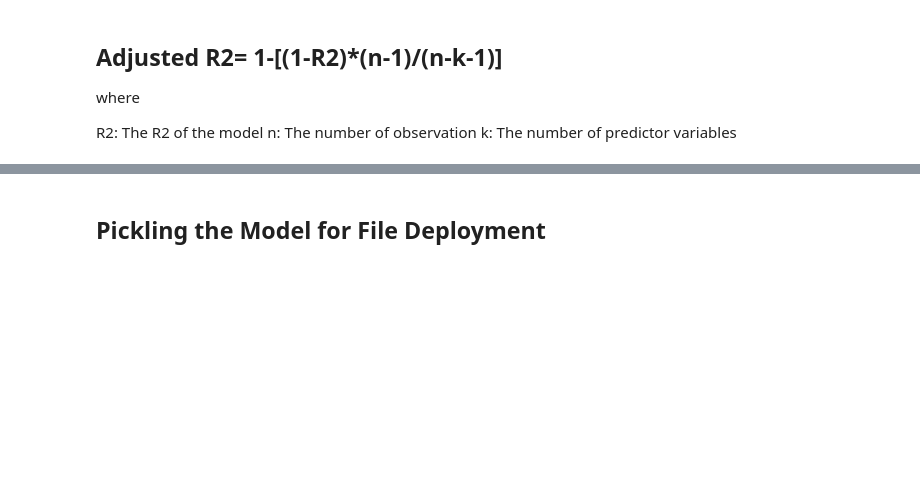
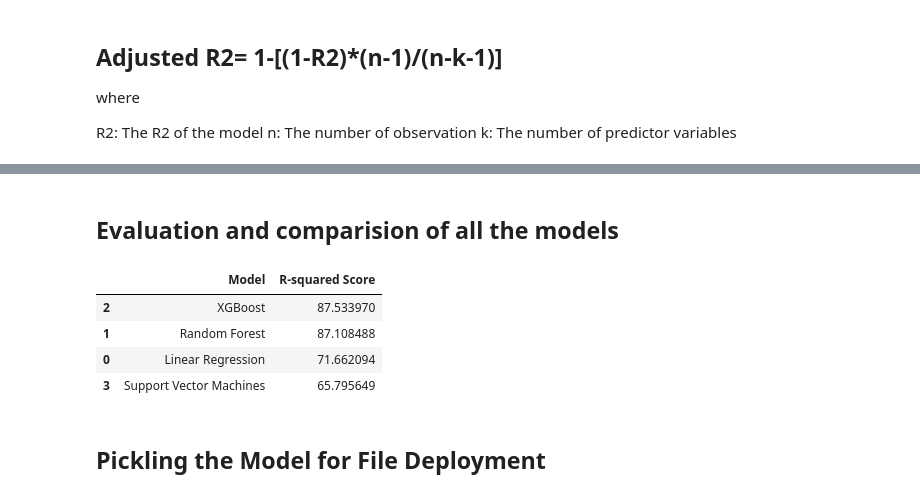
Before and after one commit to sreehari32/Boston-House-Pricing-Prediction-, a Jupyter notebook: Boston House Pricing Prediction.ipynb, the cells around one changed output, grey strips where cells are left out. Drawn from its saved outputs; the diff is of its cells as text; code cells hidden in the pictures; blank space fills up the shorter version.

```diff
--- a/Boston House Pricing Prediction.ipynb
+++ b/Boston House Pricing Prediction.ipynb
@@ -368,0 +448,9 @@ prediction [38.03661837]
+# %%
+# Import SVM Regressor
+from sklearn import svm
+
+# Create a SVM Regressor
+reg = svm.SVR()
+# %%
+# Train the model using the training sets
+reg.fit(X_train, Y_train)
@@ -368,0 +462,12 @@ prediction [38.03661837]
+# %%
+# Predicting Test data with the model
+y_test_pred = reg.predict(X_test)
+# %%
+print("Evaluation of SVM")
+acc_svm = r2_score(Y_test, y_test_pred)
+print("{:<40}{:<40}{:<40}".format("Metrics","on Train Data","on Test Data"))
+print("{:<40} {:<40} {:<40}".format("R^2",r2_score(Y_train, y_pred),r2_score(Y_test, y_test_pred)))
+print("{:<40} {:<40} {:<40}".format("Adjusted R^2:",1 - (1-r2_score(Y_train, y_pred))*(len(Y_train)-1)/(len(Y_train)-X_train.shape[1]-1),1 - (1-r2_score(Y_test, y_test_pred))*(len(Y_test)-1)/(len(Y_test)-X_test.shape[1]-1)))
+print("{:<40} {:<40} {:<40}".format("MAE:",mean_absolute_error(Y_train, y_pred), mean_absolute_error(Y_test, y_test_pred)))
+print("{:<40} {:<40} {:<40}".format("MSE:",mean_squared_error(Y_train, y_pred),mean_squared_error(Y_test, y_test_pred)))
+print("{:<40} {:<40} {:<40}".format("RMSE:",np.sqrt(mean_squared_error(Y_train, y_pred)),np.sqrt(mean_squared_error(Y_test, y_test_pred ) )))
@@ -369,3 +482,16 @@ prediction [38.03661837]
+# %% [markdown]
+## Evaluation and comparision of all the models ##
+# %%
+models = pd.DataFrame({
+    'Model': ['Linear Regression', 'Random Forest', 'XGBoost', 'Support Vector Machines'],
+    'R-squared Score': [acc_linreg*100, acc_rf*100, acc_xgb*100, acc_svm*100]})
+models.sort_values(by='R-squared Score', ascending=False)
+# %% [output]
+|  | Model | R-squared Score |
+| 2 | XGBoost | 87.533970 |
+| 1 | Random Forest | 87.108488 |
+| 0 | Linear Regression | 71.662094 |
+| 3 | Support Vector Machines | 65.795649 |
 # %% [markdown]
 ## Pickling the Model for File Deployment
 # %%
```
Also changed, not shown: parts of 35 cells of this notebook.
